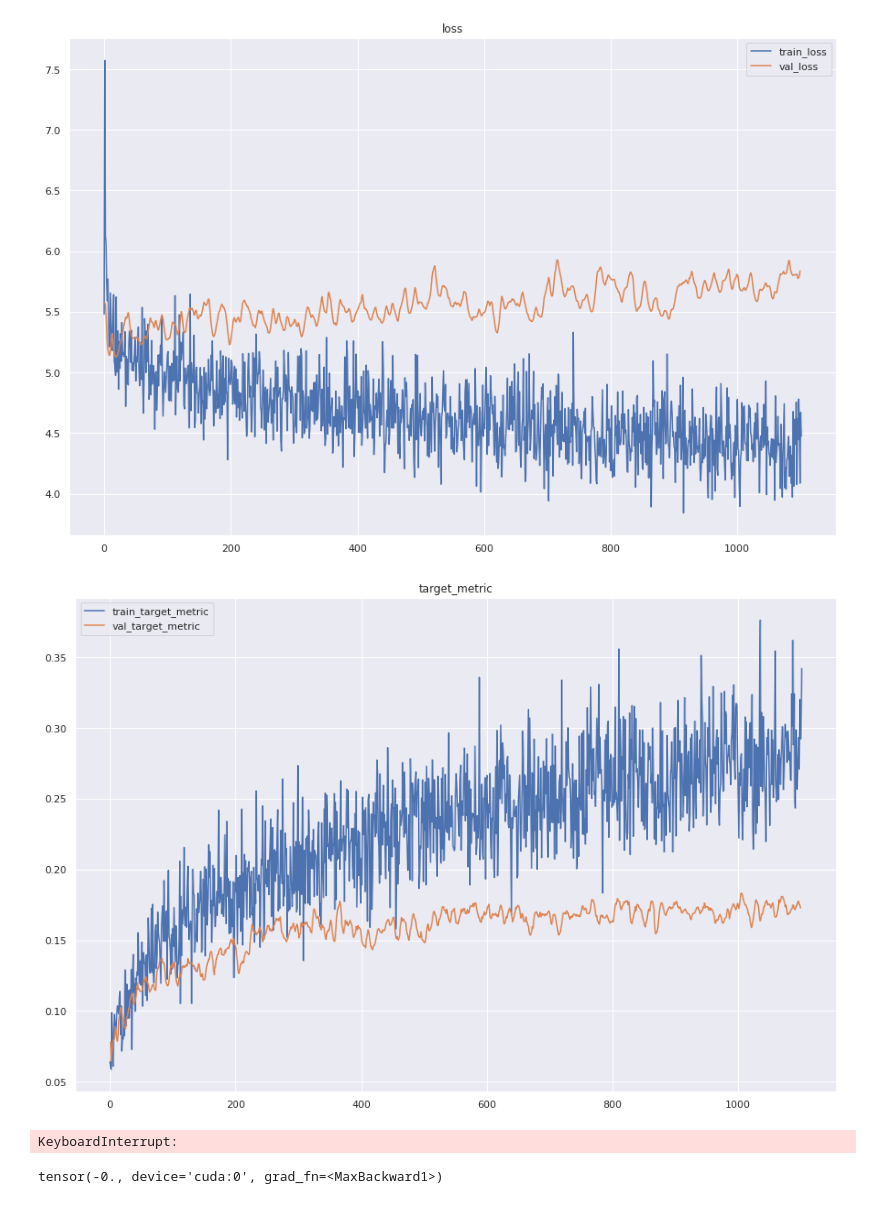
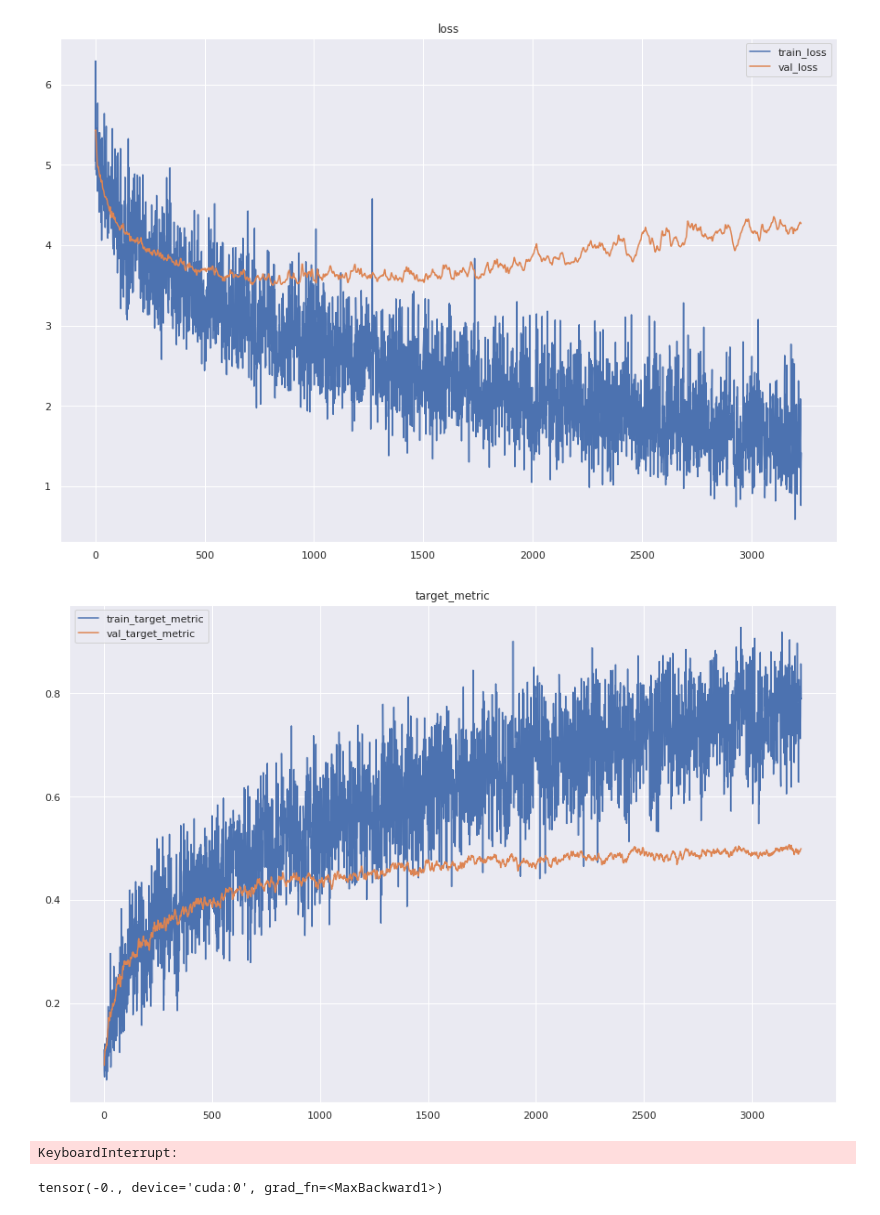
Before and after one commit to itasarom/sound, a Jupyter notebook: Untitled.ipynb, the cells around one changed output. Cells and saved outputs as stored; diff of their text form; code cells hidden in the pictures.

```diff
--- a/Untitled.ipynb
+++ b/Untitled.ipynb
@@ -341,12 +345,12 @@ def collate_fn(samples):
 np.random.seed(42)
 train_x, test_x, train_y, test_y = train_test_split(all_data, all_y)
 # %%
-# train_dataset = SoundDataset(train_x, train_y)
-train_dataset = SoundDataset(all_data_noisy, all_y_noisy)
+train_dataset = SoundDataset(train_x, train_y)
+# train_dataset = SoundDataset(all_data_noisy, all_y_noisy)
 test_dataset = SoundDataset(test_x, test_y)
 # %%
-train_loader = DataLoader(train_dataset, batch_size=128, collate_fn=collate_fn, shuffle=True)
-test_loader = DataLoader(test_dataset, batch_size=128, collate_fn=collate_fn, shuffle=True)
+train_loader = DataLoader(train_dataset, batch_size=32, collate_fn=collate_fn, shuffle=True)
+test_loader = DataLoader(test_dataset, batch_size=32, collate_fn=collate_fn, shuffle=True)
 # %%
 for b in train_loader:
     break
@@ -488,9 +492,9 @@ class Net(nn.Module):
 
 
         self.attention = nn.Sequential(
-               TransformerBlock(128, dropout=0.5),
-              TransformerBlock(128, dropout=0.5),
-                TransformerBlock(128, dropout=0.5),
+               TransformerBlock(128),
+              TransformerBlock(128),
+                TransformerBlock(128),
         )
 
 
@@ -571,7 +575,7 @@ def plot(train_metrics, val_metrics):
         plt.show()
 # %%
 device = torch.device("cuda")
-model = Net(128, 128, 80)
+model = Net(128, all_data[0].shape[-1], 80)
 model = model.to(device)
 # %%
 # losses = []
@@ -585,34 +589,34 @@ total_iterations = 0
 for i in range(300):
     for b in train_loader:
         model.train()
 
         x = b['x'].to(device)
         mask = b['mask'].to(device)
         y = b['y'].to(device)
         logits = model.forward(x, mask)
         loss = loss_function(logits, y)
         optimizer.zero_grad()
         nn.utils.clip_grad.clip_grad_norm_(model.parameters(), 10.0)
 
         loss.backward()
         optimizer.step()
 
         train_metrics['loss'].append(loss.item())
         target_metric = calculate_overall_lwlrap_sklearn(y.cpu().numpy(), logits.detach().cpu().numpy())
         train_metrics['target_metric'].append(target_metric)
 
 
         plot(train_metrics, val_metrics)
 
-        if total_iterations % 10:
+        if total_iterations % 25:
             validation_result = validate(model, test_loader)
 
             val_metrics['iterations'].append(total_iterations)
             for key, value in validation_result.items():
                 val_metrics[key].append(value)
 
         total_iterations += 1
 # %% [output]
-[figure, old version]
+[figure, new version]
-[figure, old version]
+[figure, new version]
 KeyboardInterrupt:
```
Also changed, not shown: parts of 8 cells of this notebook, 7 other files.
